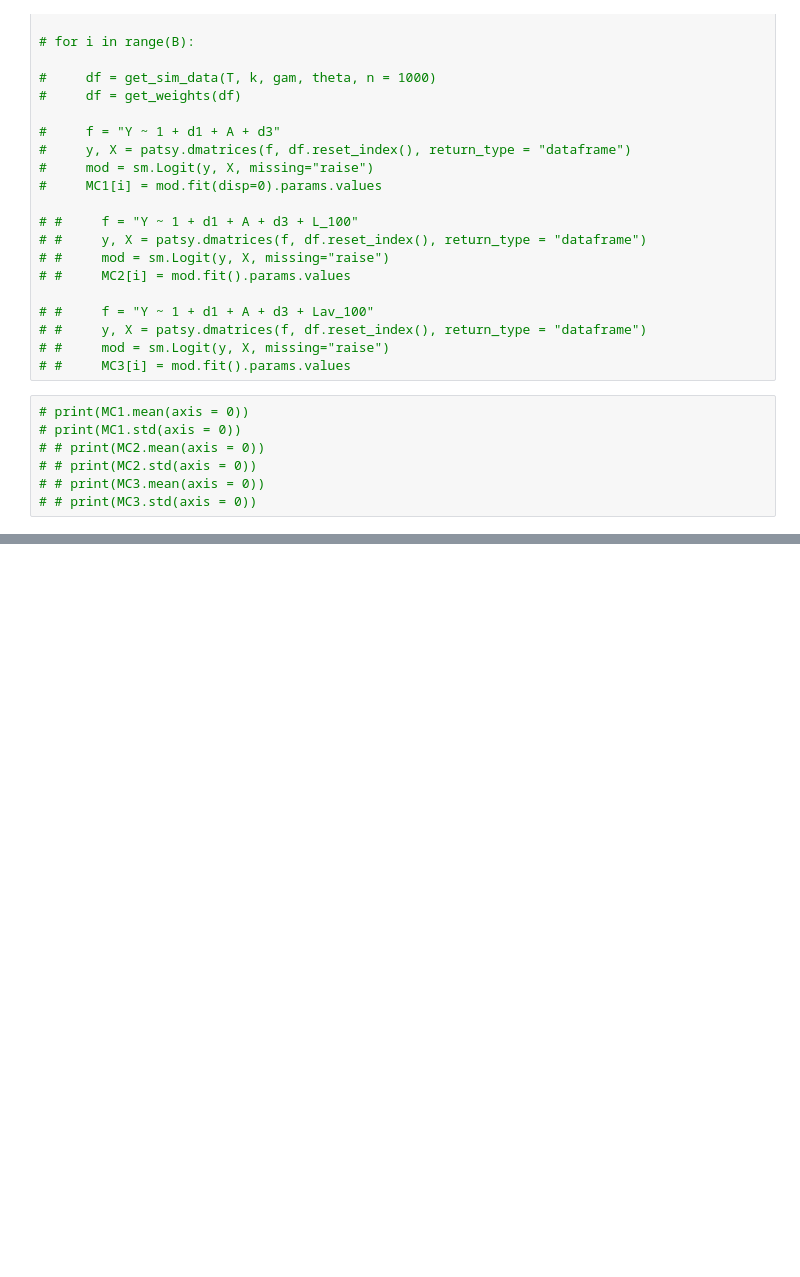
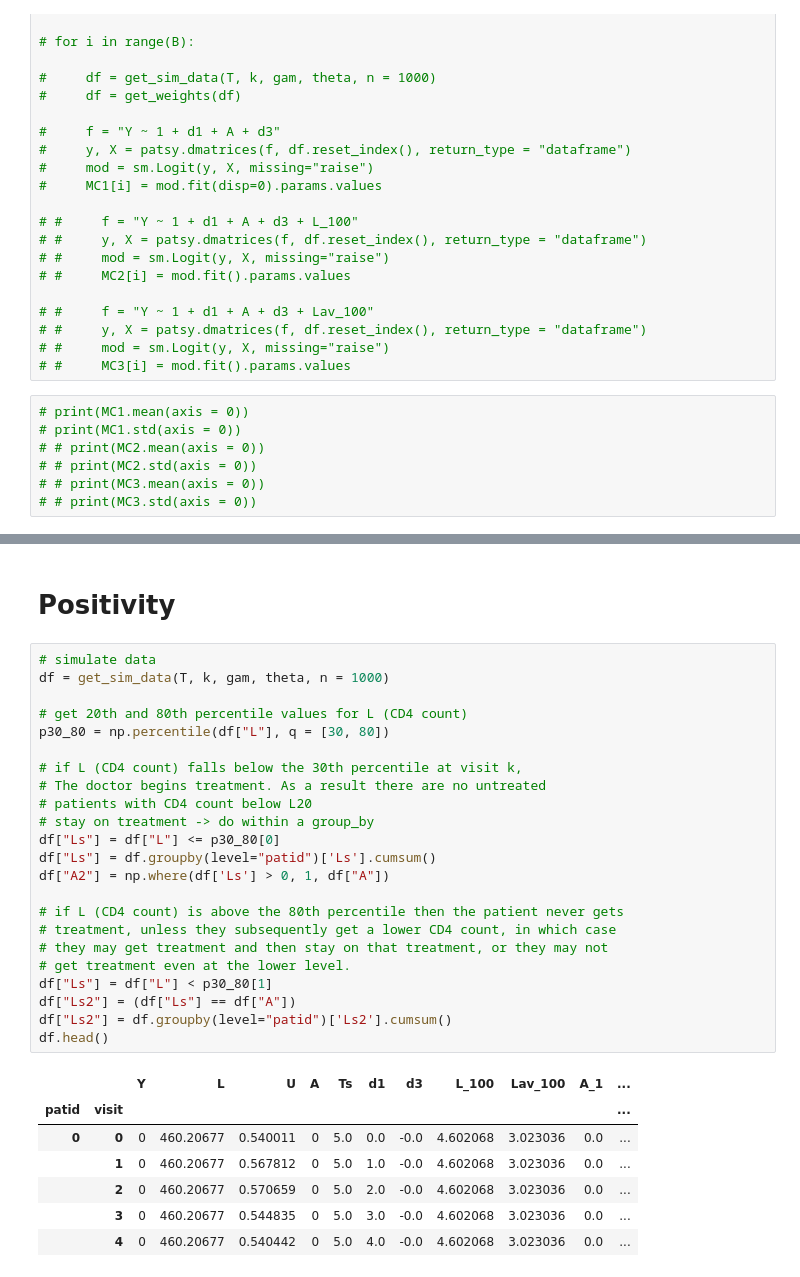
Before and after one commit to clancia/msm-simul-oncol, a Jupyter notebook: data_generation_code.ipynb, the cells around one changed output, grey strips where cells are left out. Drawn from its saved outputs; the diff is of its cells as text; blank space fills up the shorter version.

```diff
--- a/data_generation_code.ipynb
+++ b/data_generation_code.ipynb
@@ -289,0 +367,33 @@ print(co.std(axis = 0))
+# %% [markdown]
+# Positivity
+# %%
+# simulate data
+df = get_sim_data(T, k, gam, theta, n = 1000)
+
+# get 20th and 80th percentile values for L (CD4 count)
+p30_80 = np.percentile(df["L"], q = [30, 80])
+
+# if L (CD4 count) falls below the 30th percentile at visit k,
+# The doctor begins treatment. As a result there are no untreated
+# patients with CD4 count below L20
+# stay on treatment -> do within a group_by
+df["Ls"] = df["L"] <= p30_80[0]
+df["Ls"] = df.groupby(level="patid")['Ls'].cumsum()
+df["A2"] = np.where(df['Ls'] > 0, 1, df["A"])
+
+# if L (CD4 count) is above the 80th percentile then the patient never gets
+# treatment, unless they subsequently get a lower CD4 count, in which case
+# they may get treatment and then stay on that treatment, or they may not
+# get treatment even at the lower level.
+df["Ls"] = df["L"] < p30_80[1]
+df["Ls2"] = (df["Ls"] == df["A"])
+df["Ls2"] = df.groupby(level="patid")['Ls2'].cumsum()
+df.head()
+# %% [output]
+|  |  | Y | L | U | A | Ts | d1 | d3 | L_100 | Lav_100 | A_1 | ... |
+| patid | visit |  |  |  |  |  |  |  |  |  |  | ... |
+| 0 | 0 | 0 | 460.20677 | 0.540011 | 0 | 5.0 | 0.0 | -0.0 | 4.602068 | 3.023036 | 0.0 | ... |
+|  | 1 | 0 | 460.20677 | 0.567812 | 0 | 5.0 | 1.0 | -0.0 | 4.602068 | 3.023036 | 0.0 | ... |
+|  | 2 | 0 | 460.20677 | 0.570659 | 0 | 5.0 | 2.0 | -0.0 | 4.602068 | 3.023036 | 0.0 | ... |
+|  | 3 | 0 | 460.20677 | 0.544835 | 0 | 5.0 | 3.0 | -0.0 | 4.602068 | 3.023036 | 0.0 | ... |
+|  | 4 | 0 | 460.20677 | 0.540442 | 0 | 5.0 | 4.0 | -0.0 | 4.602068 | 3.023036 | 0.0 | ... |
```
Also changed, not shown: parts of 17 cells of this notebook, 1 other file.
